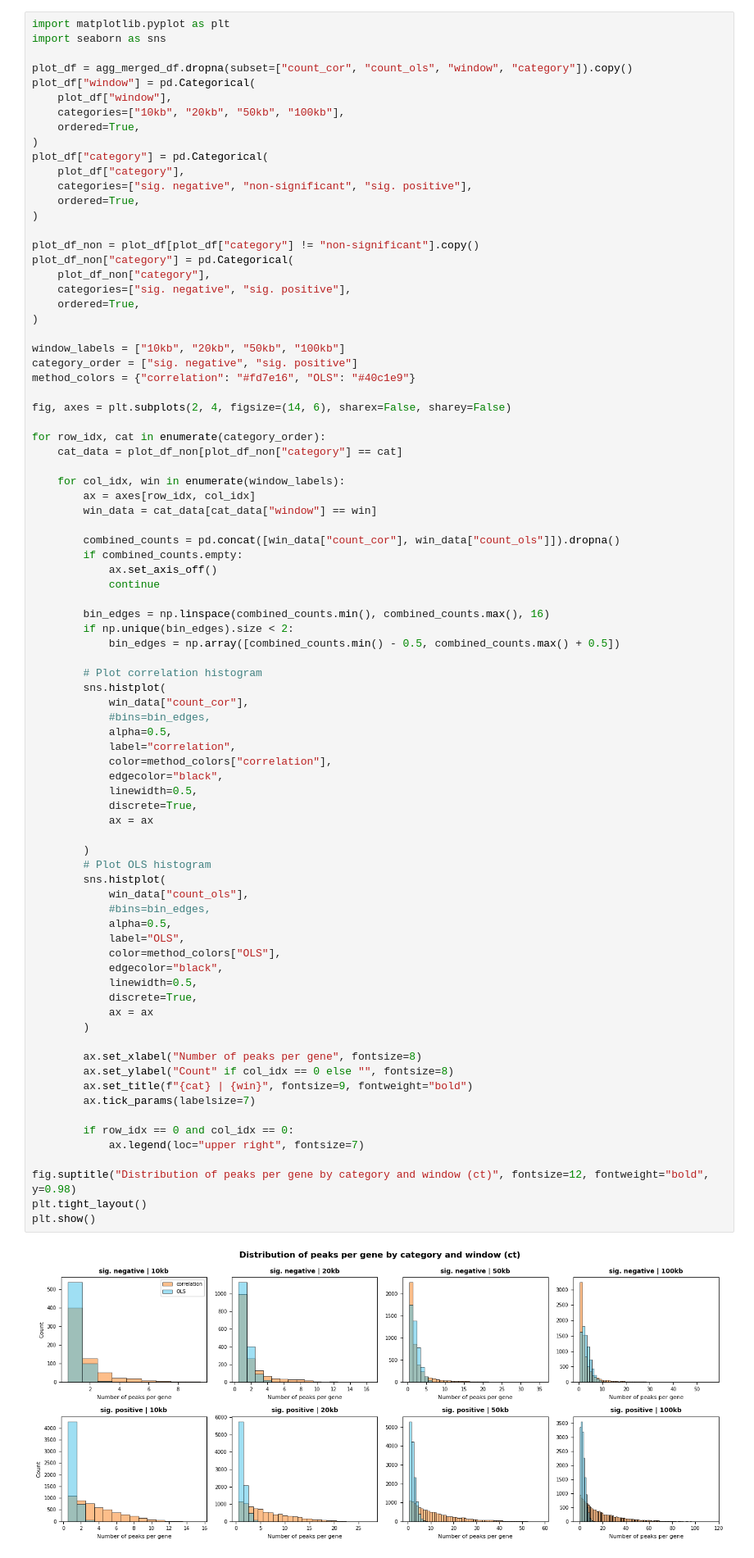
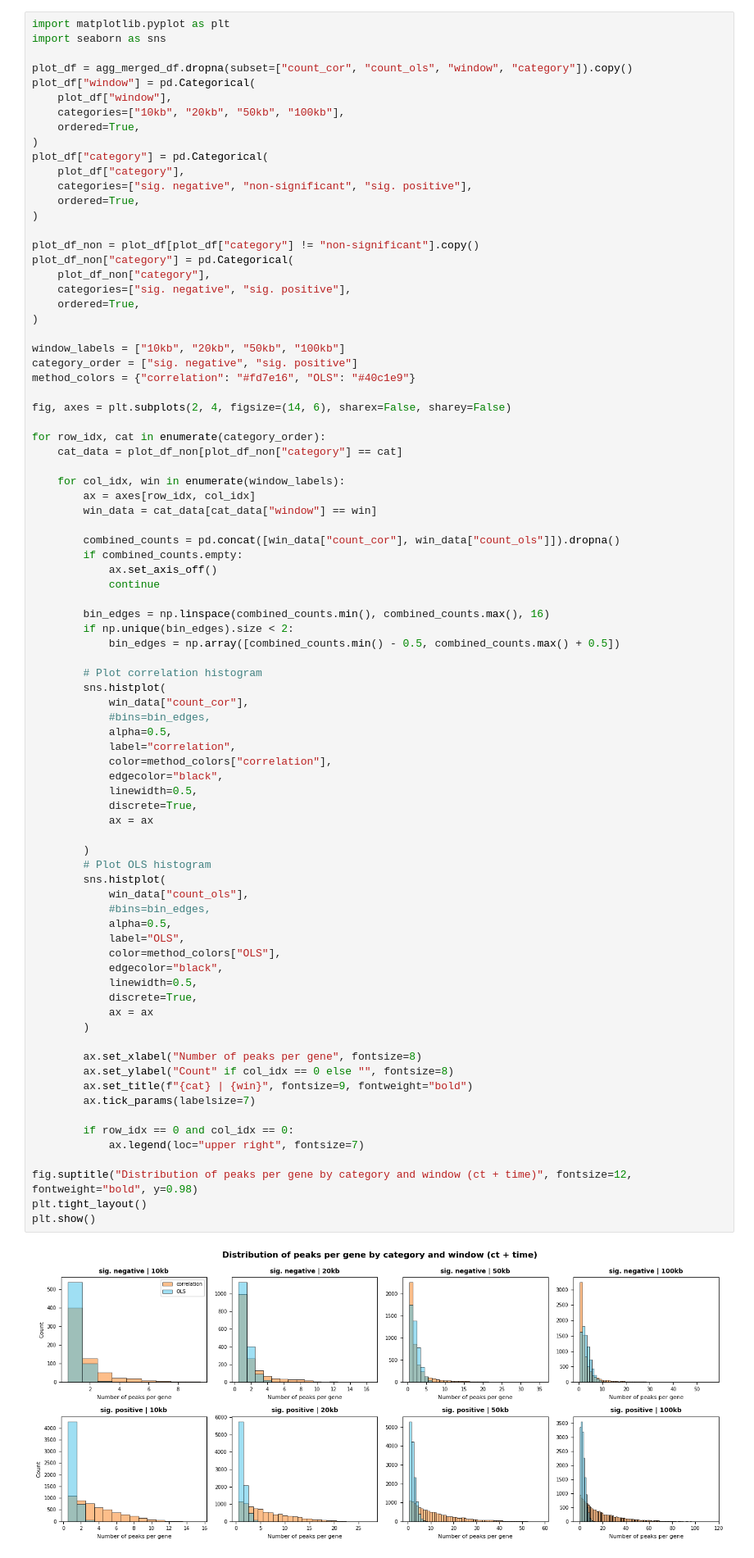
Before and after one commit to smin07/BA, a Jupyter notebook: notebooks/RNA_ATAC_ols_lm_ct_time.ipynb, the cells around one changed output. Shown at 82% size. Saved outputs shown, nothing was run; the diff lists cells and outputs as text.

```diff
--- a/notebooks/RNA_ATAC_ols_lm_ct_time.ipynb
+++ b/notebooks/RNA_ATAC_ols_lm_ct_time.ipynb
@@ -537,32 +903,32 @@ for row_idx, cat in enumerate(category_order):
             edgecolor="black",
             linewidth=0.5,
             discrete=True,
             ax = ax
 
         )
         # Plot OLS histogram
         sns.histplot(
             win_data["count_ols"],
             #bins=bin_edges,
             alpha=0.5,
             label="OLS",
             color=method_colors["OLS"],
             edgecolor="black",
             linewidth=0.5,
             discrete=True,
             ax = ax
         )
 
         ax.set_xlabel("Number of peaks per gene", fontsize=8)
         ax.set_ylabel("Count" if col_idx == 0 else "", fontsize=8)
         ax.set_title(f"{cat} | {win}", fontsize=9, fontweight="bold")
         ax.tick_params(labelsize=7)
 
         if row_idx == 0 and col_idx == 0:
             ax.legend(loc="upper right", fontsize=7)
 
-fig.suptitle("Distribution of peaks per gene by category and window (ct)", fontsize=12, fontweight="bold", y=0.98)
+fig.suptitle("Distribution of peaks per gene by category and window (ct + time)", fontsize=12, fontweight="bold", y=0.98)
 plt.tight_layout()
 plt.show()
 # %% [output]
-[figure, old version]
+[figure, new version]
```
Also changed, not shown: parts of 7 cells of this notebook, 5 other files.
